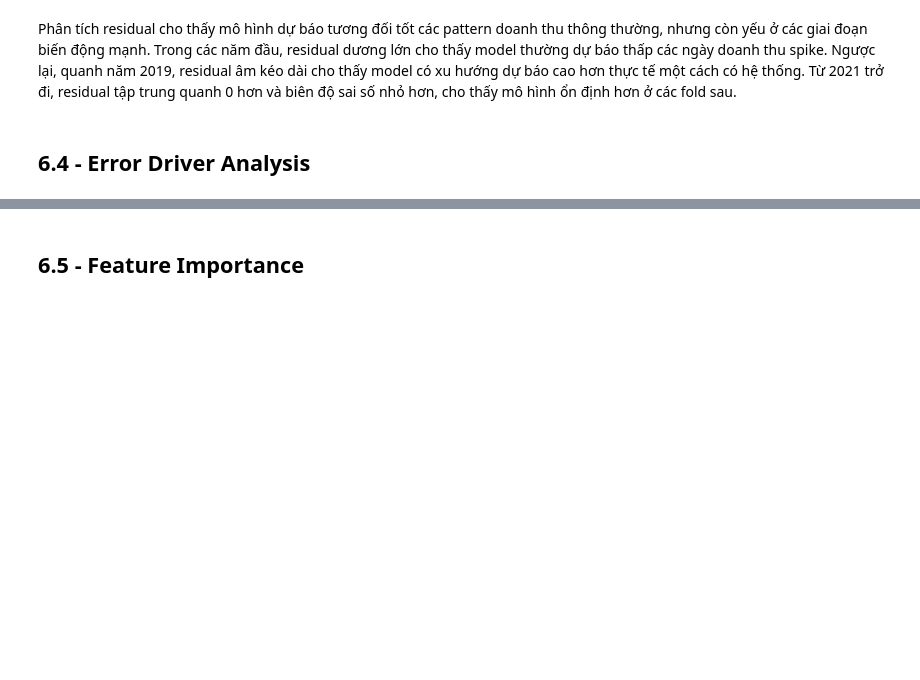
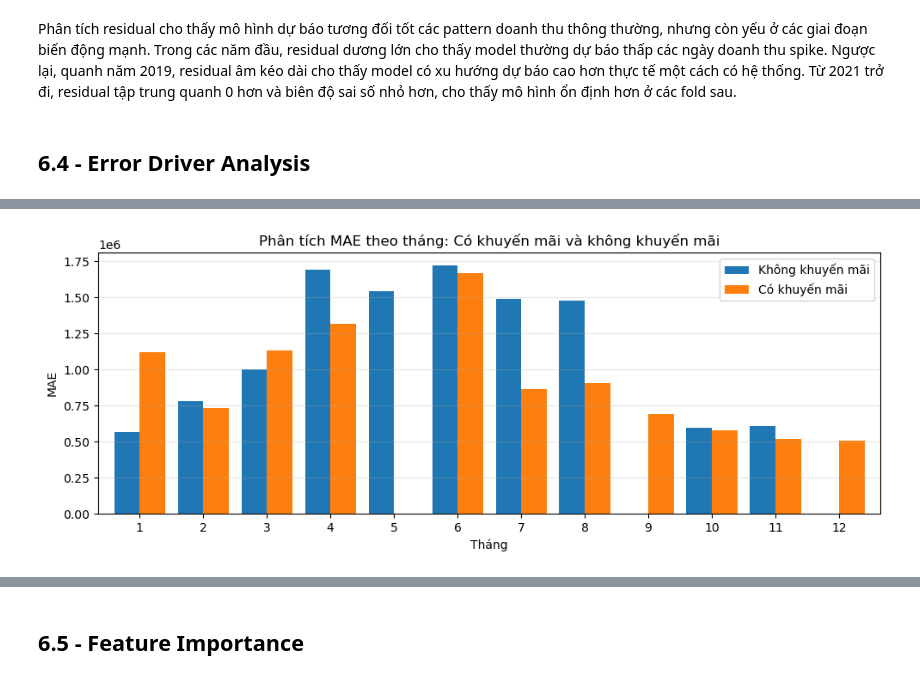
Before and after one commit to olweny06/Datathon-BIUS, a Jupyter notebook: notebooks/forecast.ipynb, the cells around one changed output, grey strips where cells are left out. Saved outputs shown, nothing was run; the diff lists cells and outputs as text; code cells hidden in the pictures; blank space fills up the shorter version.

```diff
--- a/notebooks/forecast.ipynb
+++ b/notebooks/forecast.ipynb
@@ -1577,0 +1406,45 @@ Sau khi phân tích residual, nhóm nhận thấy các lỗi lớn tập trung
+# %%
+# 3. Monthly MAE: Promo vs No Promo
+monthly_error = (
+    residual_df
+    .groupby(["month", "promo_status"])
+    .agg(
+        mae=("abs_error", "mean"),
+        rmse=("residual", lambda x: np.sqrt(np.mean(x ** 2))),
+        bias=("residual", "mean"),
+        n_days=("Date", "nunique")
+    )
+    .reset_index()
+)
+
+legend_order = ["No Promo", "Promo"]
+
+legend_labels = {
+    "No Promo": "Không khuyến mãi",
+    "Promo": "Có khuyến mãi",
+}
+
+plot_df = (
+    monthly_error
+    .pivot(index="month", columns="promo_status", values="mae")
+    .reindex(range(1, 13))
+    .reindex(columns = legend_order)
+)
+
+ax = plot_df.plot(
+    kind="bar",
+    figsize=(10, 4),
+    width=0.8
+)
+
+ax.set_title("Phân tích MAE theo tháng: Có khuyến mãi và không khuyến mãi")
+ax.set_xlabel("Tháng")
+ax.set_ylabel("MAE")
+ax.legend([legend_labels[col] for col in plot_df.columns], title="")
+ax.grid(axis="y", alpha=0.3)
+
+plt.xticks(rotation=0)
+plt.tight_layout()
+plt.show()
+# %% [output]
+[figure, added]
```
Also changed, not shown: parts of 25 cells of this notebook.
